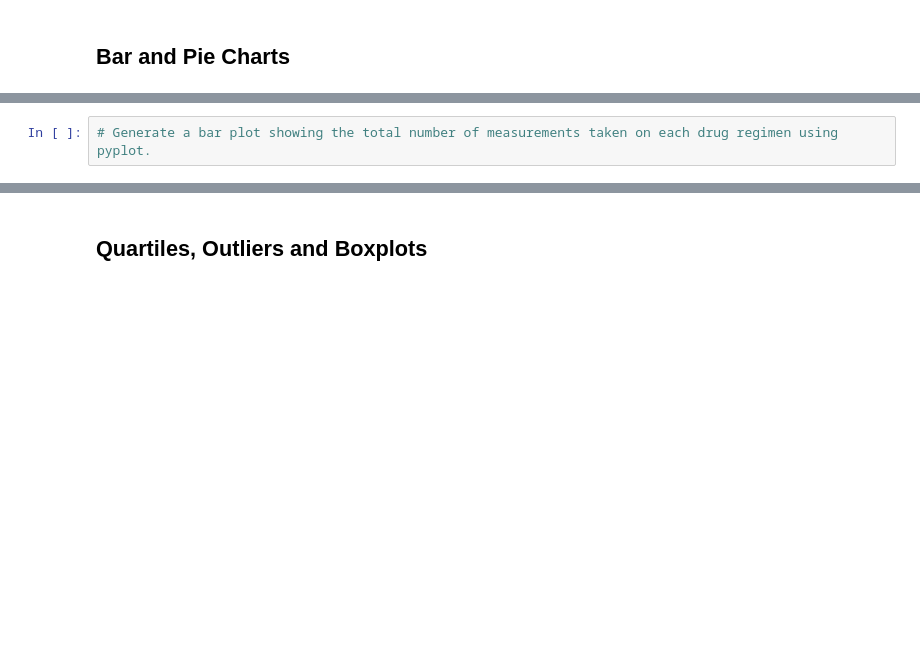
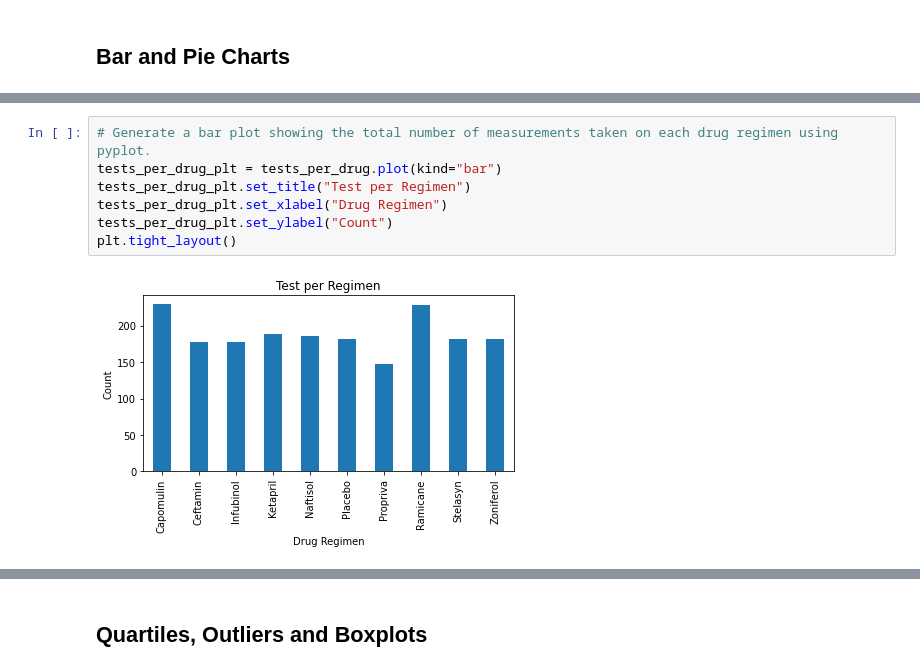
Before and after one commit to abaker178/matplotlib-challenge, a Jupyter notebook: pymaceuticals.ipynb, the cells around one changed output, grey strips where cells are left out. Drawn from its saved outputs; the diff is of its cells as text; blank space fills up the shorter version.

```diff
--- a/pymaceuticals.ipynb
+++ b/pymaceuticals.ipynb
@@ -182,2 +183,9 @@ tests_per_drug
 # %%
 # Generate a bar plot showing the total number of measurements taken on each drug regimen using pyplot.
+tests_per_drug_plt = tests_per_drug.plot(kind="bar")
+tests_per_drug_plt.set_title("Test per Regimen")
+tests_per_drug_plt.set_xlabel("Drug Regimen")
+tests_per_drug_plt.set_ylabel("Count")
+plt.tight_layout()
+# %% [output]
+[figure, added]
```
Also changed, not shown: parts of 5 cells of this notebook.
